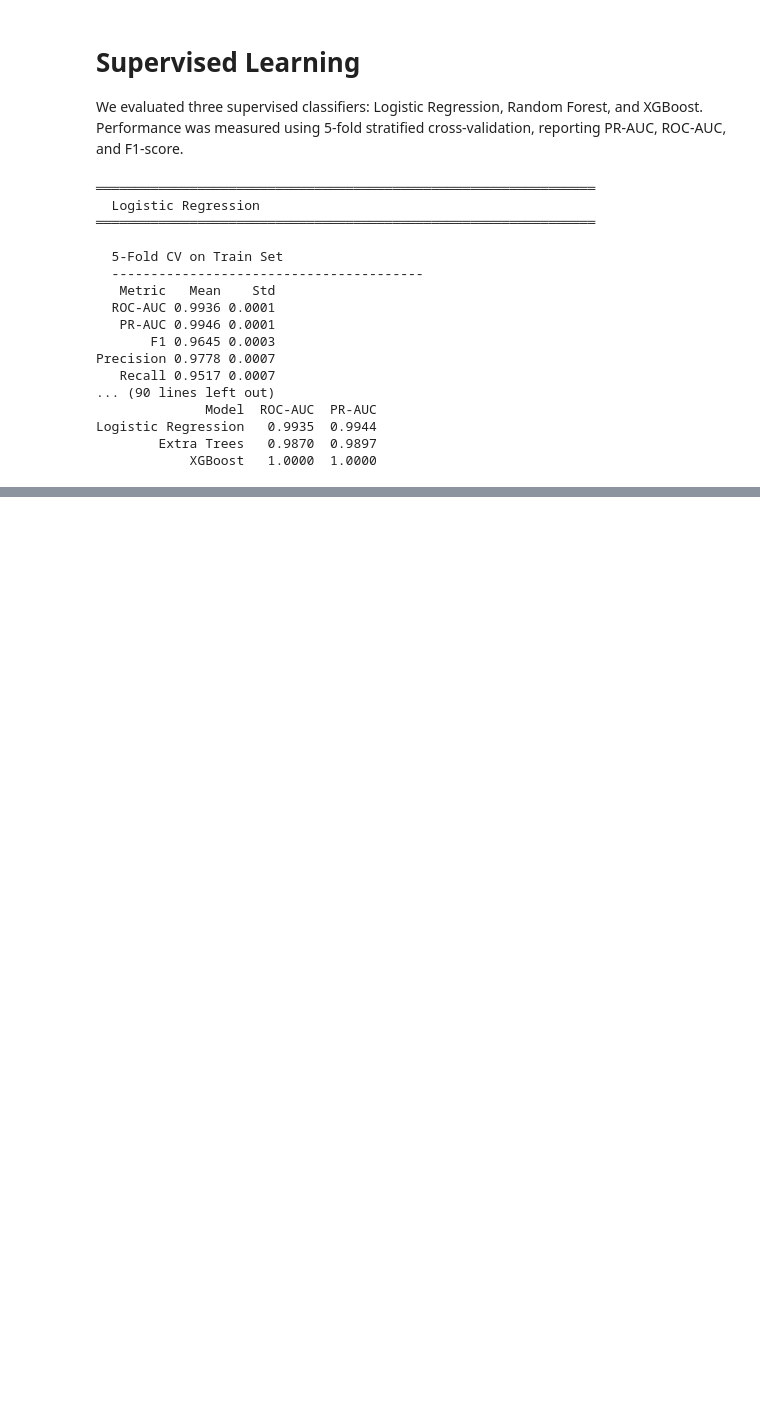
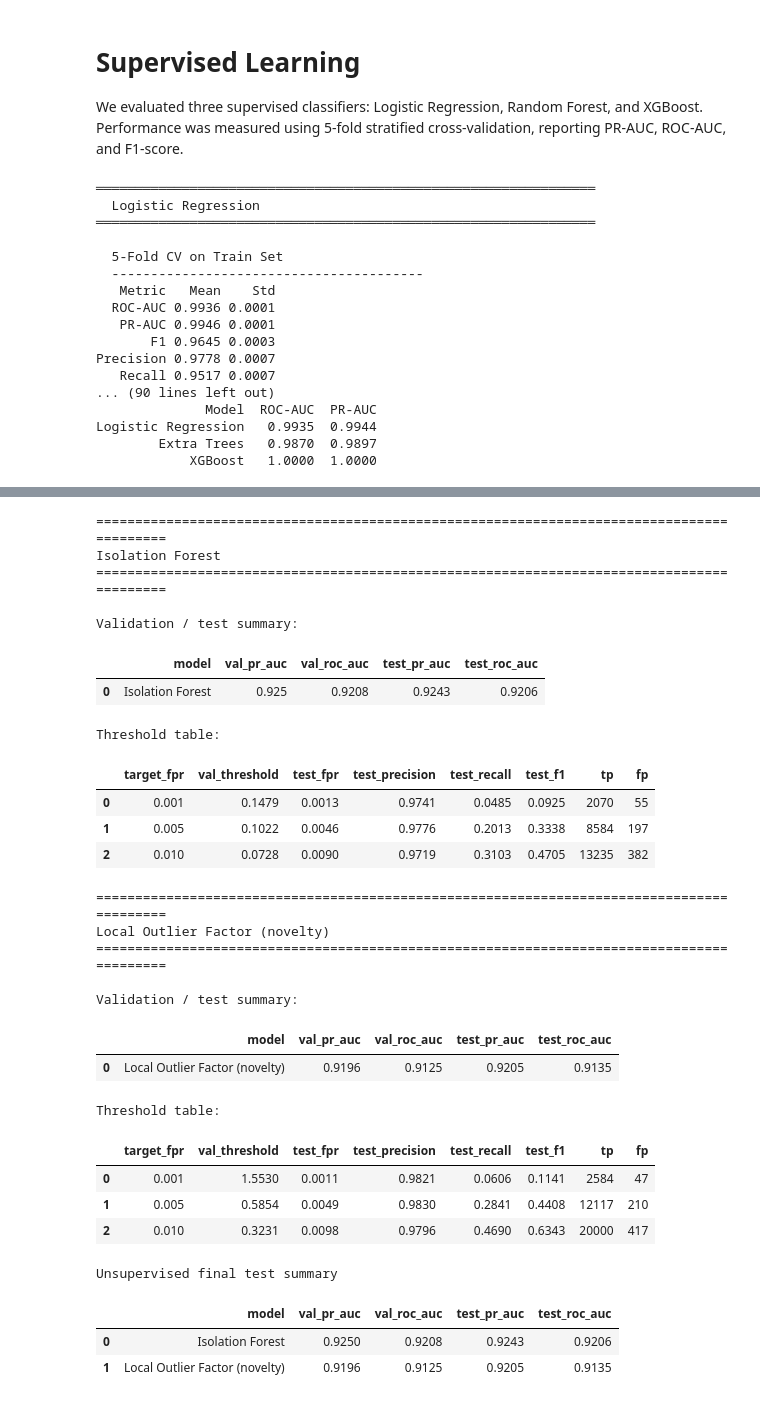
Before and after one commit to jocelynnn21/credit-fraud-detector, a Jupyter notebook: EE467_final_project_v2.ipynb, the cells around one changed output, grey strips where cells are left out. Drawn from its saved outputs; the diff is of its cells as text; code cells hidden in the pictures; blank space fills up the shorter version.

```diff
--- a/EE467_final_project_v2.ipynb
+++ b/EE467_final_project_v2.ipynb
@@ -397,0 +663,57 @@ weighted avg     0.9856    0.9852    0.9852    113726
+# %%
+unsupervised_rows = []
+unsupervised_threshold_tables = {}
+
+for name, fitted_model in unsupervised_models.items():
+    print("=" * 90)
+    print(name)
+    print("=" * 90)
+
+    summary, threshold_table, val_scores, test_scores = evaluate_model_with_scores(
+        name, fitted_model, X_val, y_val, X_test, y_test
+    )
+
+    unsupervised_rows.append(summary)
+    unsupervised_threshold_tables[name] = threshold_table
+
+    print("\nValidation / test summary:")
+    display(pd.DataFrame([summary]).round(4))
+
+    print("\nThreshold table:")
+    display(threshold_table.round(4))
+
+unsupervised_df = pd.DataFrame(unsupervised_rows).sort_values(
+    "test_pr_auc", ascending=False
+)
+
+print("Unsupervised final test summary")
+display(unsupervised_df.round(4))
+# %% [output]
+==========================================================================================
+Isolation Forest
+==========================================================================================
+
+Validation / test summary:
+|  | model | val_pr_auc | val_roc_auc | test_pr_auc | test_roc_auc |
+| 0 | Isolation Forest | 0.925 | 0.9208 | 0.9243 | 0.9206 |
+Threshold table:
+|  | target_fpr | val_threshold | test_fpr | test_precision | test_recall | test_f1 | tp | fp |
+| 0 | 0.001 | 0.1479 | 0.0013 | 0.9741 | 0.0485 | 0.0925 | 2070 | 55 |
+| 1 | 0.005 | 0.1022 | 0.0046 | 0.9776 | 0.2013 | 0.3338 | 8584 | 197 |
+| 2 | 0.010 | 0.0728 | 0.0090 | 0.9719 | 0.3103 | 0.4705 | 13235 | 382 |
+==========================================================================================
+Local Outlier Factor (novelty)
+==========================================================================================
+
+Validation / test summary:
+|  | model | val_pr_auc | val_roc_auc | test_pr_auc | test_roc_auc |
+| 0 | Local Outlier Factor (novelty) | 0.9196 | 0.9125 | 0.9205 | 0.9135 |
+Threshold table:
+|  | target_fpr | val_threshold | test_fpr | test_precision | test_recall | test_f1 | tp | fp |
+| 0 | 0.001 | 1.5530 | 0.0011 | 0.9821 | 0.0606 | 0.1141 | 2584 | 47 |
+| 1 | 0.005 | 0.5854 | 0.0049 | 0.9830 | 0.2841 | 0.4408 | 12117 | 210 |
+| 2 | 0.010 | 0.3231 | 0.0098 | 0.9796 | 0.4690 | 0.6343 | 20000 | 417 |
+Unsupervised final test summary
+|  | model | val_pr_auc | val_roc_auc | test_pr_auc | test_roc_auc |
+| 0 | Isolation Forest | 0.9250 | 0.9208 | 0.9243 | 0.9206 |
+| 1 | Local Outlier Factor (novelty) | 0.9196 | 0.9125 | 0.9205 | 0.9135 |
```
Also changed, not shown: parts of 14 cells of this notebook.
